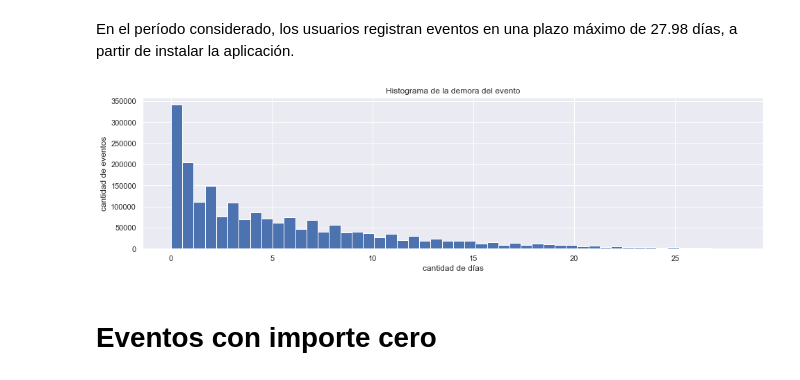
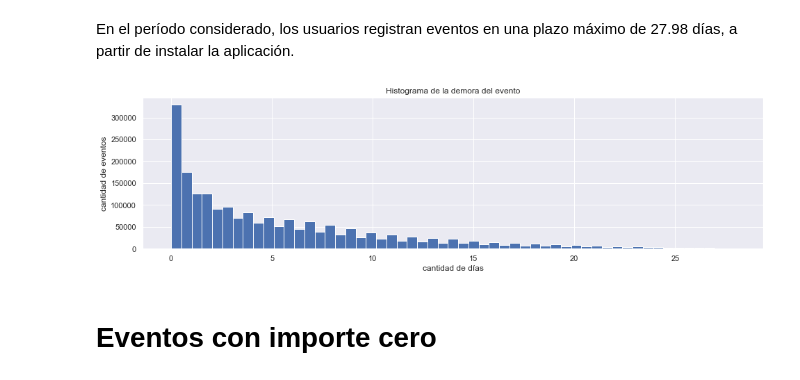
Before and after one commit to melik-data-challenges/etermax-challenge, a Jupyter notebook: etermax-challenge.ipynb, the cells around one changed output. Saved outputs shown, nothing was run; the diff lists cells and outputs as text; code cells hidden in the pictures.

```diff
--- a/etermax-challenge.ipynb
+++ b/etermax-challenge.ipynb
@@ -204,12 +182,12 @@ display_html(mssg)
 # %% [output]
 En el período considerado, los usuarios registran eventos en una plazo máximo de 27.98 días, a partir de instalar la aplicación.
 # %%
-days_delay[days_delay>=0].hist(bins=50, figsize=(16,4))
+days_delay[days_delay>=0].hist(bins=55, figsize=(16,4))
 plt.title('Histograma de la demora del evento')
 plt.xlabel('cantidad de días')
 plt.ylabel('cantidad de eventos');
 # %% [output]
-[figure, old version]
+[figure, new version]
 # %% [markdown]
 # Eventos con importe cero
 # %%
```
Also changed, not shown: parts of 5 cells of this notebook.
